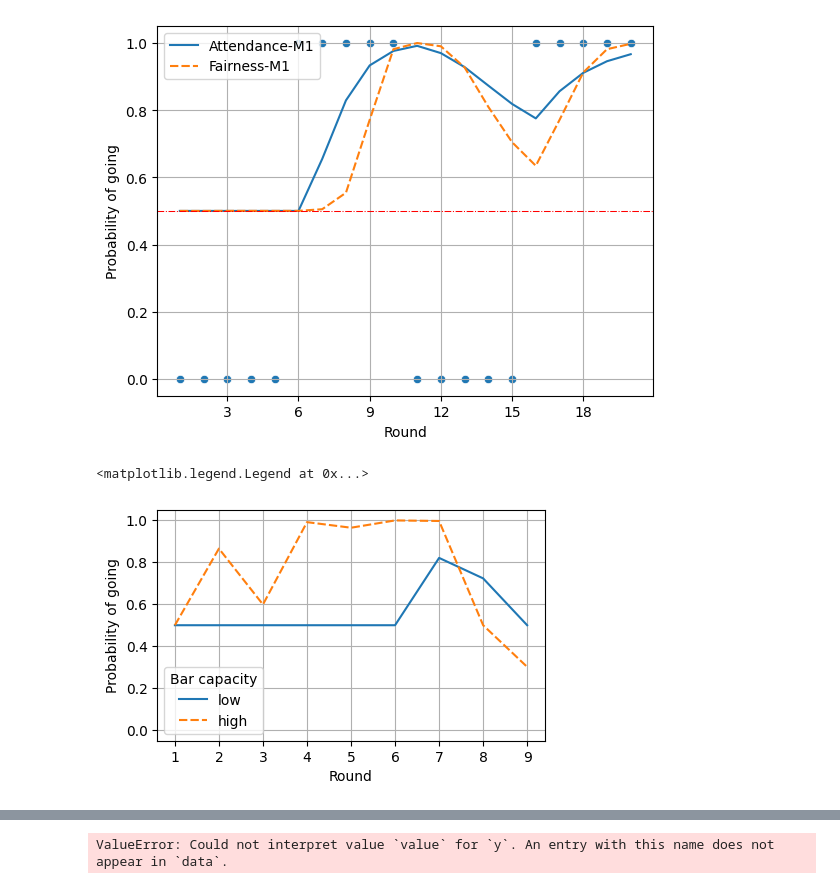
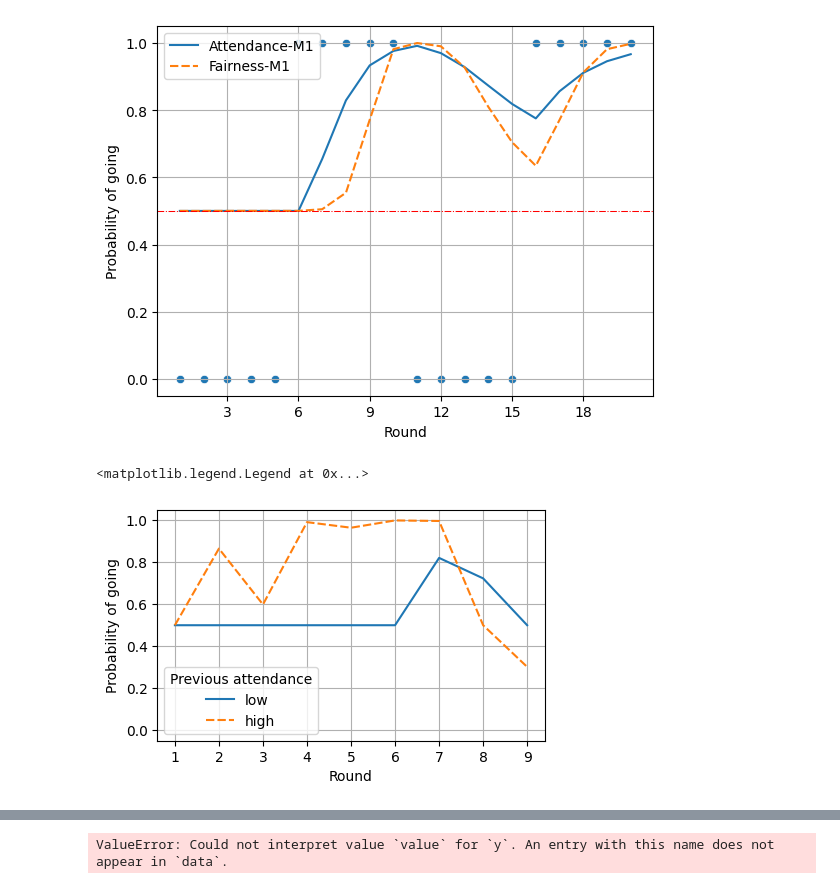
Before and after one commit to EAndrade-Lotero/Cognitive_Models_El_Farol_Bar_Problem, a Jupyter notebook: Notebooks/test_Payoff_and_Attendance.ipynb, the cells around one changed output, grey strips where cells are left out. Saved outputs shown, nothing was run; the diff lists cells and outputs as text; code cells hidden in the pictures.

```diff
--- a/Notebooks/test_Payoff_and_Attendance.ipynb
+++ b/Notebooks/test_Payoff_and_Attendance.ipynb
@@ -277,27 +277,27 @@ df3['threshold'] = "high"
 # %%
 df4 = pd.concat([df2, df3], ignore_index=True)
 
 fig, ax = plt.subplots(figsize=(5, 3))
 
 sns.lineplot(
     x="round", y="probability",
     hue="threshold", style="threshold",
 	data=df4, ax=ax
 )
 # sns.scatterplot(
 #     x="round", y="decision",
 #     style="threshold",
 # 	data=df, ax=ax
 # )
 ax.xaxis.set_major_locator(MaxNLocator(integer=True))
 ax.grid()
 ax.set_ylim(-0.05, 1.05)
 ax.set_xlabel("Round")
 ax.set_ylabel("Probability of going")
-ax.legend(title="Bar capacity")
+ax.legend(title="Previous attendance")
 # %% [output]
 <matplotlib.legend.Legend at 0x...>
-[figure, old version]
+[figure, new version]
 # %%
 free_parameters = {
     "inverse_temperature":16,
```
Also changed, not shown: parts of 5 cells of this notebook, 14 other files.
